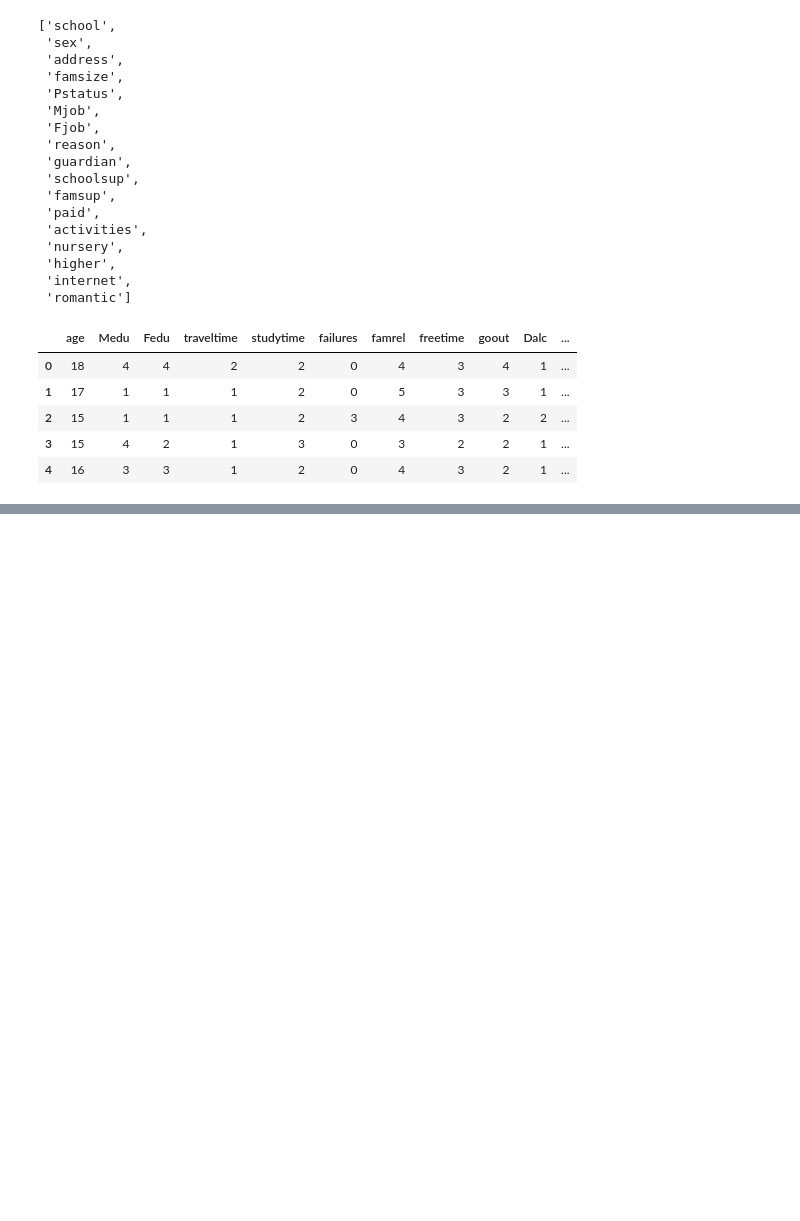
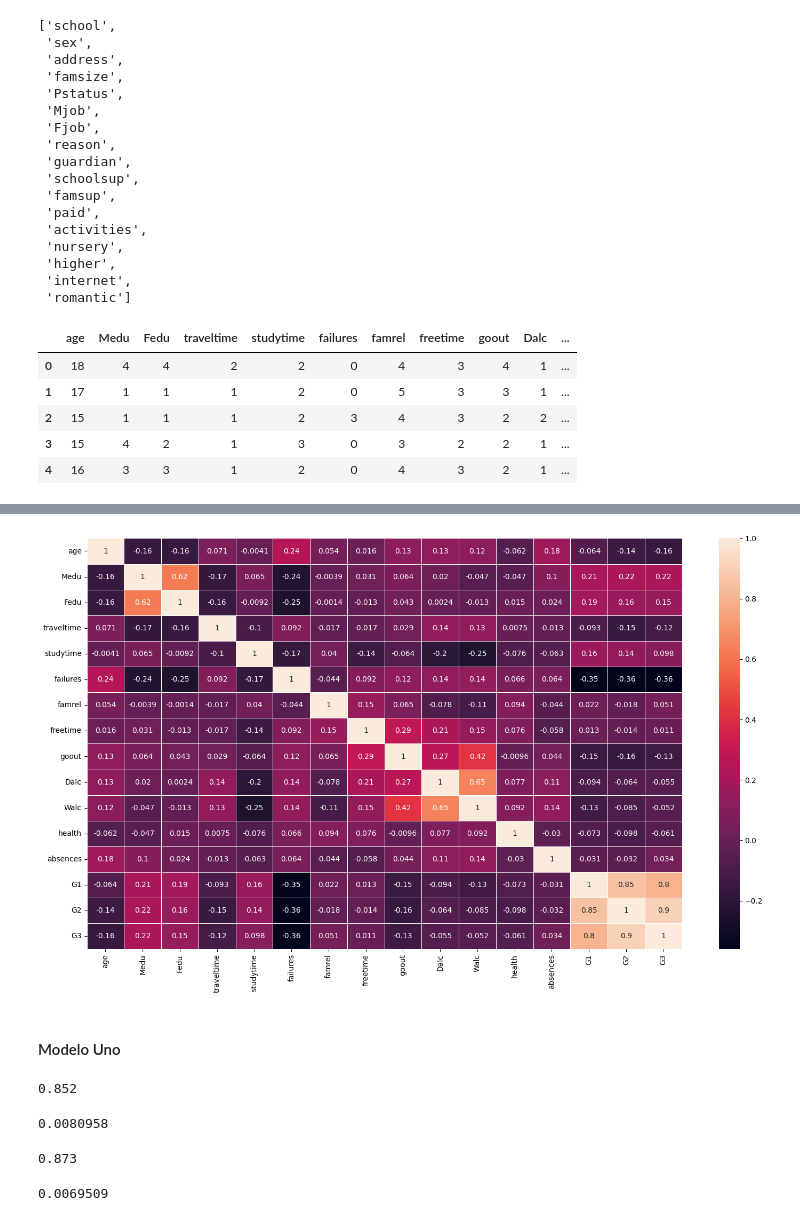
Before and after one commit to jaquimbayoc8/DiplomadoMLA2023, a Jupyter notebook: 3. RegresionLineal/RlinealNotas.ipynb, the cells around one changed output, grey strips where cells are left out. Cells and saved outputs as stored; diff of their text form; code cells hidden in the pictures; blank space fills up the shorter version.

```diff
--- a/3. RegresionLineal/RlinealNotas.ipynb
+++ b/3. RegresionLineal/RlinealNotas.ipynb
@@ -62,6 +66,27 @@ def dispersion (df, cruce, num, numdos):
     g.map(sns.scatterplot, num, numdos, s=100, alpha=0.5)
     g.add_legend()
     return g
+
+from sklearn.preprocessing import MinMaxScaler
+def normaData(df):
+    valores = df.values
+    scaler = MinMaxScaler(feature_range=(0, 1))
+    scaler = scaler.fit(valores)
+
+    pd.DataFrame(np.vstack((scaler.data_min_, scaler.data_max_)),
+             index=['Min', 'Max'],
+             columns=df.columns)
+
+    normalizados = scaler.transform(valores)
+    df_norm = pd.DataFrame(normalizados,
+                       index=df.index,
+                       columns=df.columns)
+    return df_norm
+
+##Diagrama de correlacion
+def DiagCorr(df, tamuno, tamdos):
+    f, ax = plt.subplots(figsize=(tamuno,tamdos))
+    sns.heatmap(df.corr(), annot=True, linewidths=.5, ax=ax)
 # %% [markdown]
 #### Punto 3: Llamado a Funciones
 # %%
@@ -253,0 +281,4 @@ datos.head()
+# %%
+datNorm = normaData(datos)
+
+datNorm.describe().T
@@ -253,0 +353,43 @@ datos.head()
+# %%
+DiagCorr(datNorm, 18,10)
+# %% [output]
+[figure, added]
+# %% [markdown]
+#### Modelo Uno
+# %%
+X = datNorm.drop(['G3'],axis=1)
+y = datNorm['G3']
+
+X_train, X_test, y_train, y_test = train_test_split(X, y, train_size=0.60, random_state=80)
+
+mlUno = LinearRegression()
+
+mlUno.fit(X_train, y_train)
+
+y_pred = mlUno.predict(X_test)
+
+round(r2_score(y_test, y_pred),3)
+# %% [output]
+0.852
+# %%
+rmse = mean_squared_error(y_test, y_pred)
+
+round(rmse, 7)
+# %% [output]
+0.0080958
+# %%
+mlDos = LinearRegression()
+
+mlDos.fit(X_test, y_test)
+
+y_predDos = mlDos.predict(X_test)
+
+round(r2_score(y_test, y_predDos),3)
+# %% [output]
+0.873
+# %%
+rmseDos = mean_squared_error(y_test, y_predDos)
+
+round(rmseDos, 7)
+# %% [output]
+0.0069509
```
Also changed, not shown: parts of 11 cells of this notebook.
